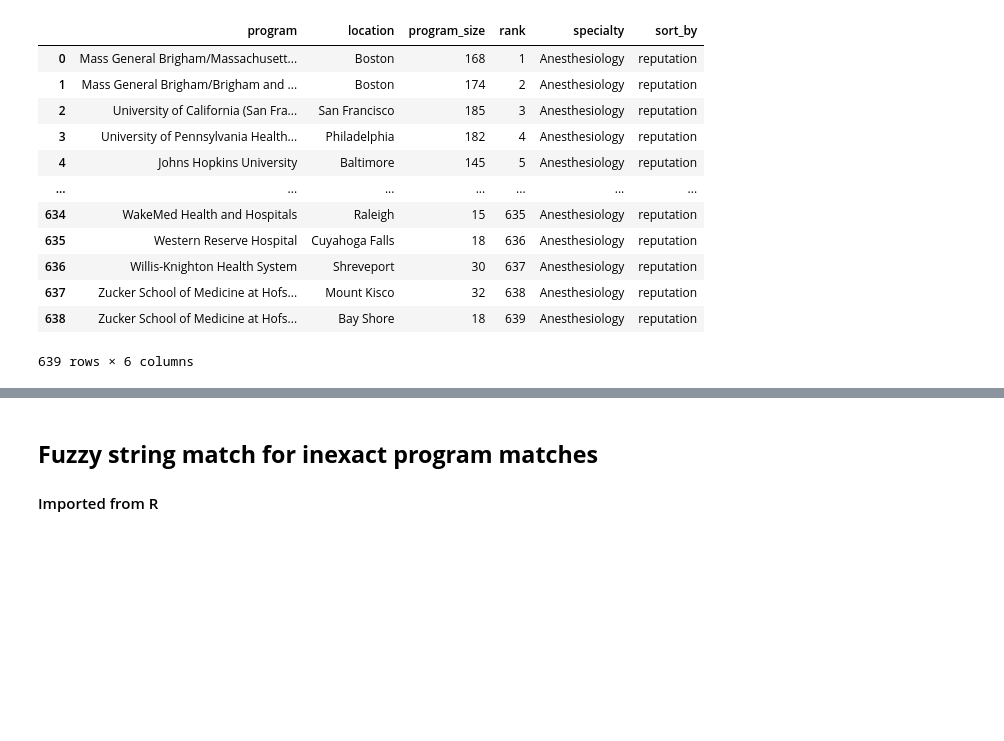
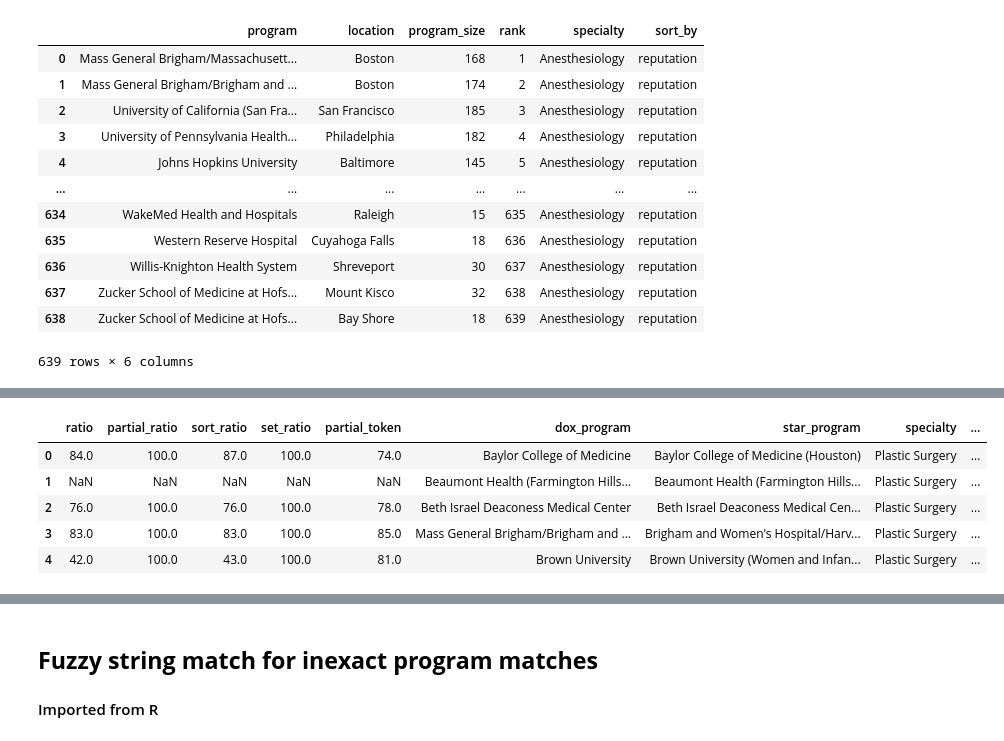
Before and after one commit to physicianscientists/Texas-STAR, a Jupyter notebook: 02_Doximity_ranker.ipynb, the cells around one changed output, grey strips where cells are left out. Cells and saved outputs as stored; diff of their text form; code cells hidden in the pictures; blank space fills up the shorter version.

```diff
--- a/02_webscraper.ipynb
+++ b/02_Doximity_ranker.ipynb
@@ -172,0 +205,14 @@ df
+# %%
+# Importing all the matched programs, mapping original program names to doximity names from 03_school_matcher.py
+matching_docs = glob.glob("dox_matching/*.xlsx")
+match_list = [pd.read_excel(x) for x in matching_docs]
+match_df = pd.concat(match_list)
+match_df["dox_program"] = match_df["dox_program"].replace({"USC/LAC+USC Medical Center": "University of Southern California/Los Angeles General Medical Center (USC/LA General)"})
+match_df.head()
+# %% [output]
+|  | ratio | partial_ratio | sort_ratio | set_ratio | partial_token | dox_program | star_program | specialty | ... |
+| 0 | 84.0 | 100.0 | 87.0 | 100.0 | 74.0 | Baylor College of Medicine | Baylor College of Medicine (Houston) | Plastic Surgery | ... |
+| 1 | NaN | NaN | NaN | NaN | NaN | Beaumont Health (Farmington Hills... | Beaumont Health (Farmington Hills... | Plastic Surgery | ... |
+| 2 | 76.0 | 100.0 | 76.0 | 100.0 | 78.0 | Beth Israel Deaconess Medical Center | Beth Israel Deaconess Medical Cen... | Plastic Surgery | ... |
+| 3 | 83.0 | 100.0 | 83.0 | 100.0 | 85.0 | Mass General Brigham/Brigham and ... | Brigham and Women's Hospital/Harv... | Plastic Surgery | ... |
+| 4 | 42.0 | 100.0 | 43.0 | 100.0 | 81.0 | Brown University | Brown University (Women and Infan... | Plastic Surgery | ... |
```
Also changed, not shown: parts of 10 cells of this notebook, 40 other files.
